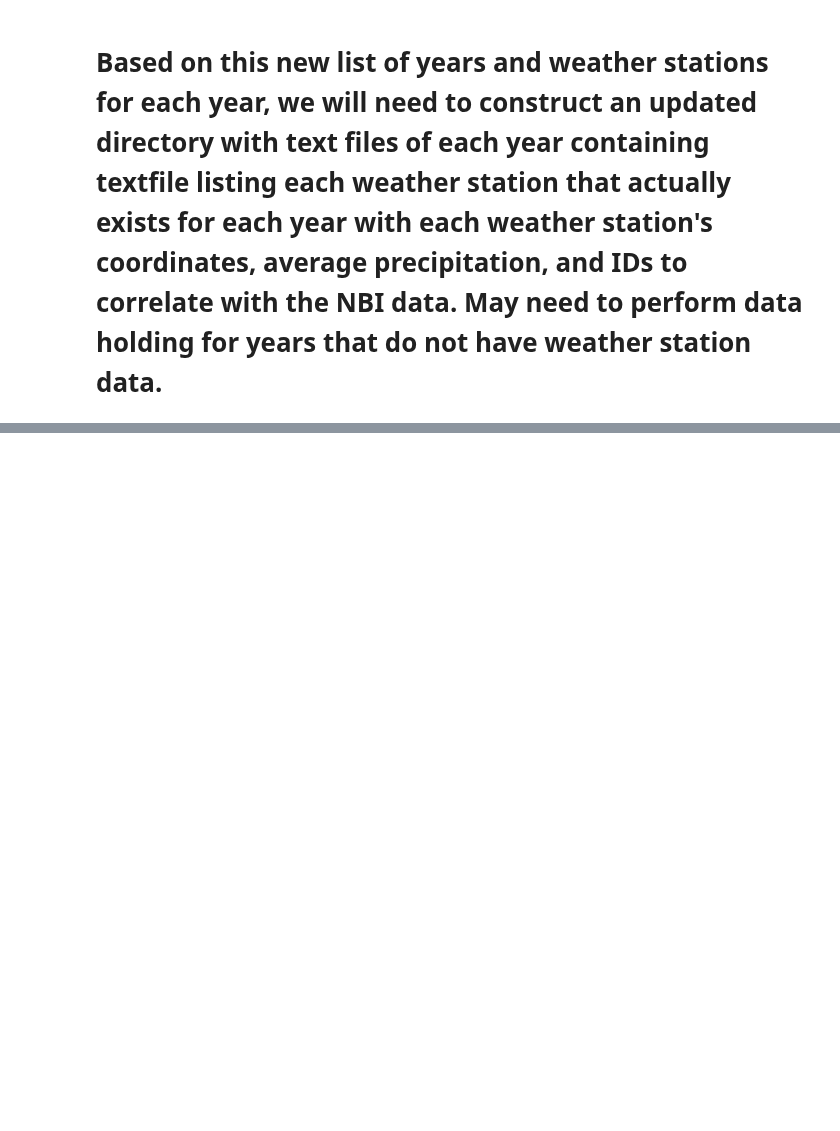
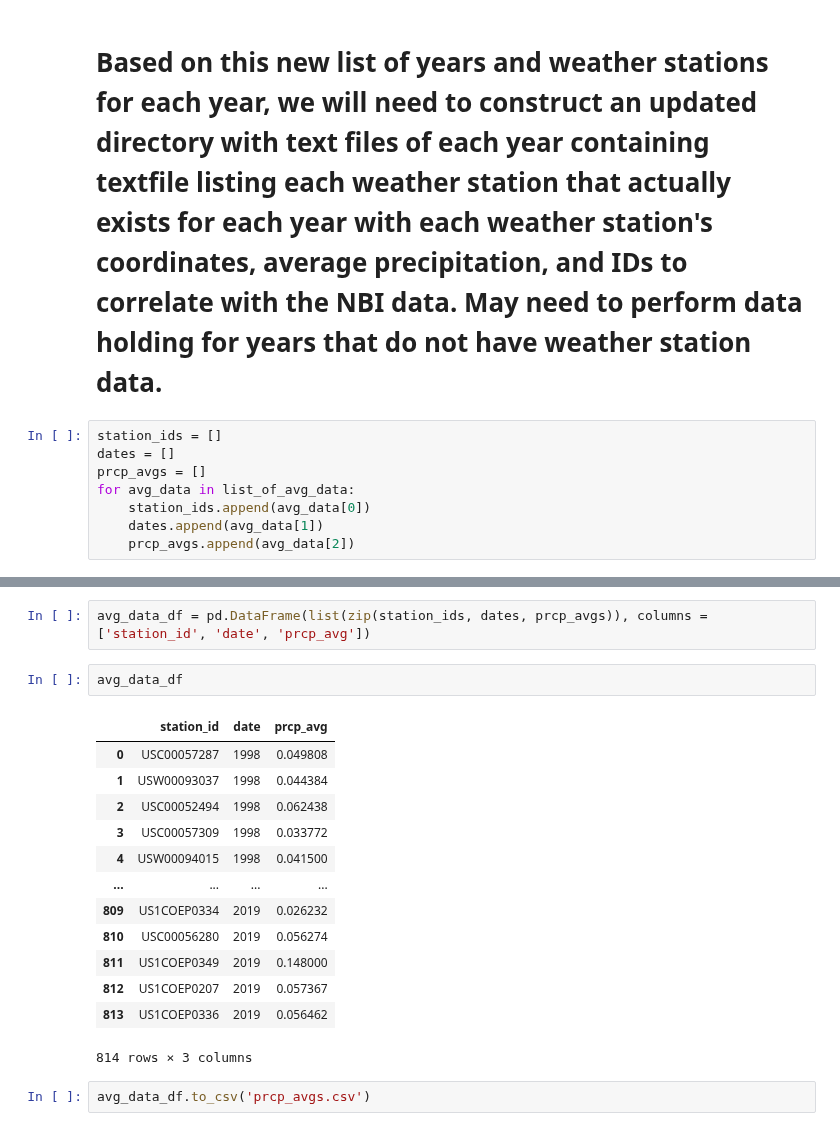
Before and after one commit to nnbaokhang/Descriptive-and-Predictive-Deep-Learning-Analytical-Tools-for-Enhanced-Bridge-Management, a Jupyter notebook: averaging_NOAA_localizing_with_NBI.ipynb, the cells around one changed output, grey strips where cells are left out. Saved outputs shown, nothing was run; the diff lists cells and outputs as text; blank space fills up the shorter version.

```diff
--- a/averaging_NOAA_localizing_with_NBI.ipynb
+++ b/averaging_NOAA_localizing_with_NBI.ipynb
@@ -208,2 +225,10 @@ list_of_avg_data
 # %% [markdown]
 # Based on this new list of years and weather stations for each year, we will need to construct an updated directory with text files of each year containing textfile listing each weather station that actually exists for each year with each weather station's coordinates, average precipitation, and IDs to correlate with the NBI data. May need to perform data holding for years that do not have weather station data.
+# %%
+station_ids = []
+dates = []
+prcp_avgs = []
+for avg_data in list_of_avg_data:
+    station_ids.append(avg_data[0])
+    dates.append(avg_data[1])
+    prcp_avgs.append(avg_data[2])
@@ -209,0 +255,20 @@ list_of_avg_data
+# %%
+avg_data_df = pd.DataFrame(list(zip(station_ids, dates, prcp_avgs)), columns = ['station_id', 'date', 'prcp_avg'])
+# %%
+avg_data_df
+# %% [output]
+|  | station_id | date | prcp_avg |
+| 0 | USC00057287 | 1998 | 0.049808 |
+| 1 | USW00093037 | 1998 | 0.044384 |
+| 2 | USC00052494 | 1998 | 0.062438 |
+| 3 | USC00057309 | 1998 | 0.033772 |
+| 4 | USW00094015 | 1998 | 0.041500 |
+| ... | ... | ... | ... |
+| 809 | US1COEP0334 | 2019 | 0.026232 |
+| 810 | USC00056280 | 2019 | 0.056274 |
+| 811 | US1COEP0349 | 2019 | 0.148000 |
+| 812 | US1COEP0207 | 2019 | 0.057367 |
+| 813 | US1COEP0336 | 2019 | 0.056462 |
+814 rows × 3 columns
+# %%
+avg_data_df.to_csv('prcp_avgs.csv')
```
Also changed, not shown: parts of 4 cells of this notebook.
